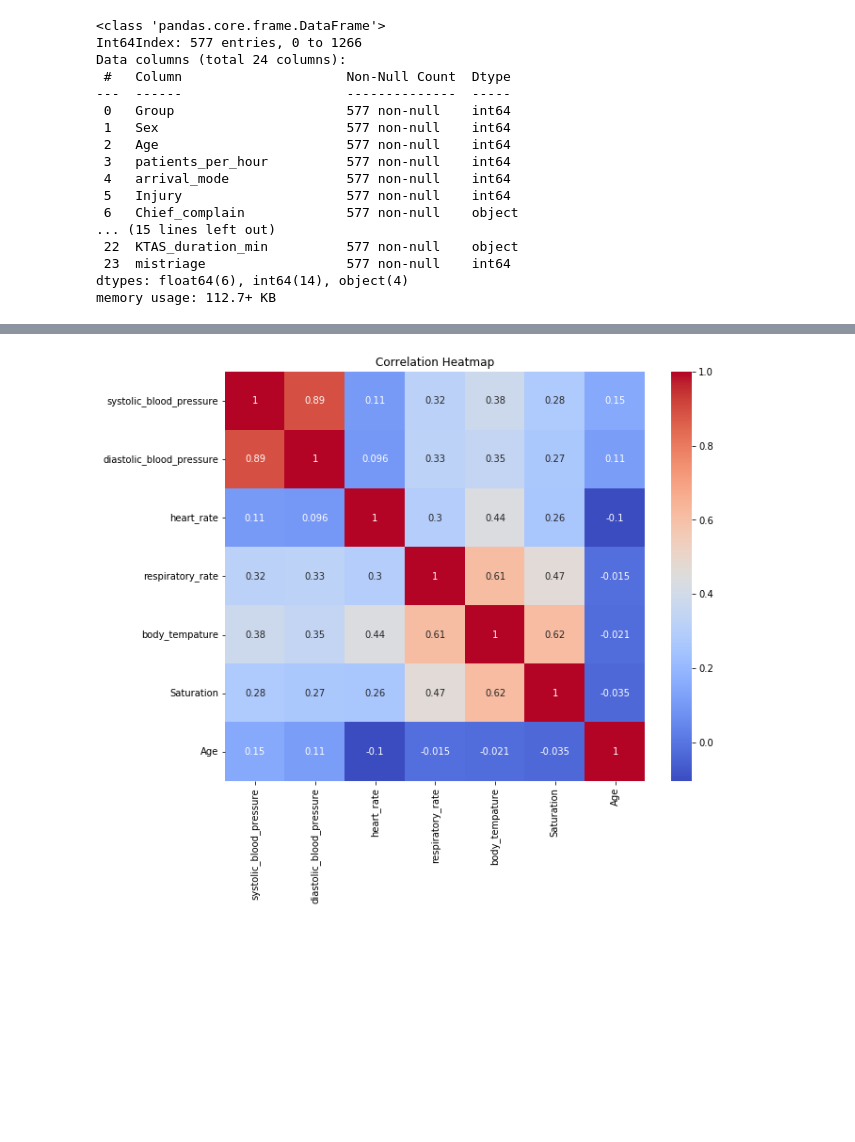
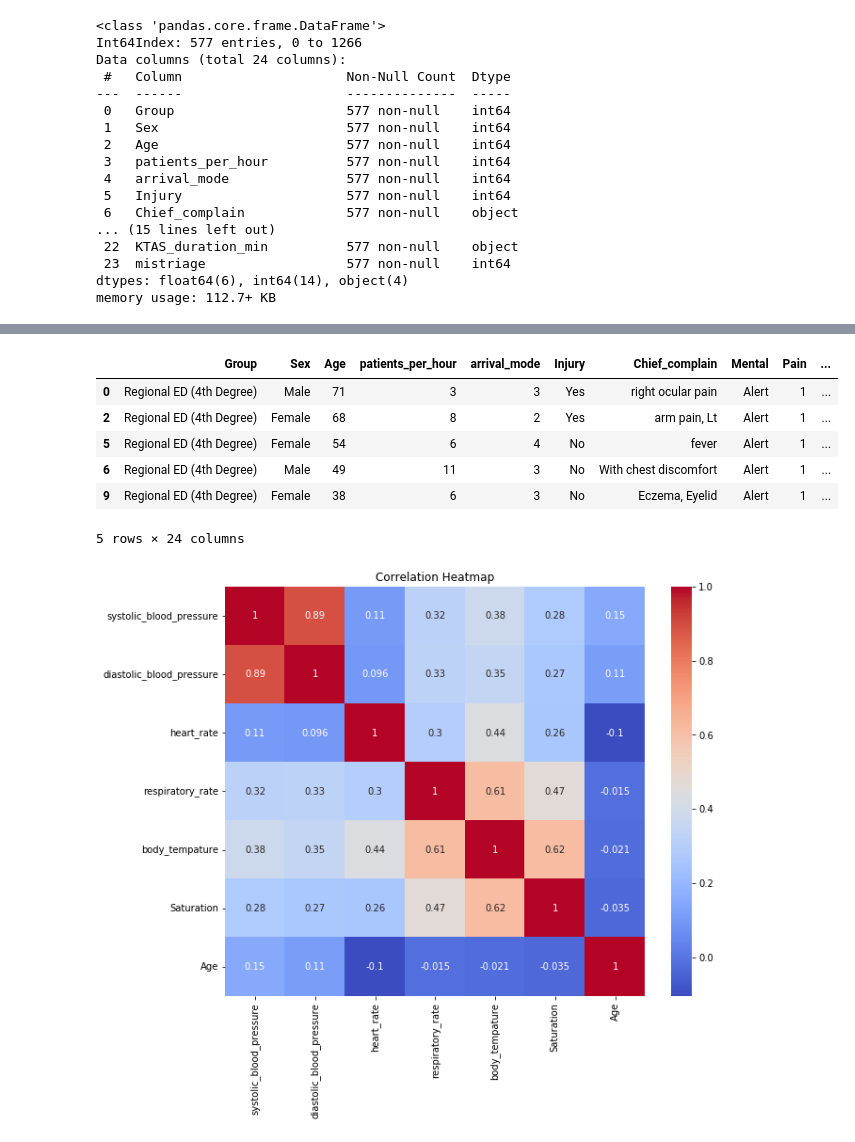
Before and after one commit to deonjoshua/AI_Based_Triage_ER, a Jupyter notebook: Cleaning.ipynb, the cells around one changed output, grey strips where cells are left out. Cells and saved outputs as stored; diff of their text form; code cells hidden in the pictures; blank space fills up the shorter version.

```diff
--- a/Cleaning.ipynb
+++ b/Cleaning.ipynb
@@ -161,3 +199,13 @@ memory usage: 112.7+ KB
+# %%
+df_cleaned.head()
+# %% [output]
+|  | Group | Sex | Age | patients_per_hour | arrival_mode | Injury | Chief_complain | Mental | Pain | ... |
+| 0 | Regional ED (4th Degree) | Male | 71 | 3 | 3 | Yes | right ocular pain | Alert | 1 | ... |
+| 2 | Regional ED (4th Degree) | Female | 68 | 8 | 2 | Yes | arm pain, Lt | Alert | 1 | ... |
+| 5 | Regional ED (4th Degree) | Female | 54 | 6 | 4 | No | fever | Alert | 1 | ... |
+| 6 | Regional ED (4th Degree) | Male | 49 | 11 | 3 | No | With chest discomfort | Alert | 1 | ... |
+| 9 | Regional ED (4th Degree) | Female | 38 | 6 | 3 | No | Eczema, Eyelid | Alert | 1 | ... |
+5 rows × 24 columns
 # %%
 selected_columns = [
     'systolic_blood_pressure',
```
Also changed, not shown: parts of 5 cells of this notebook.
